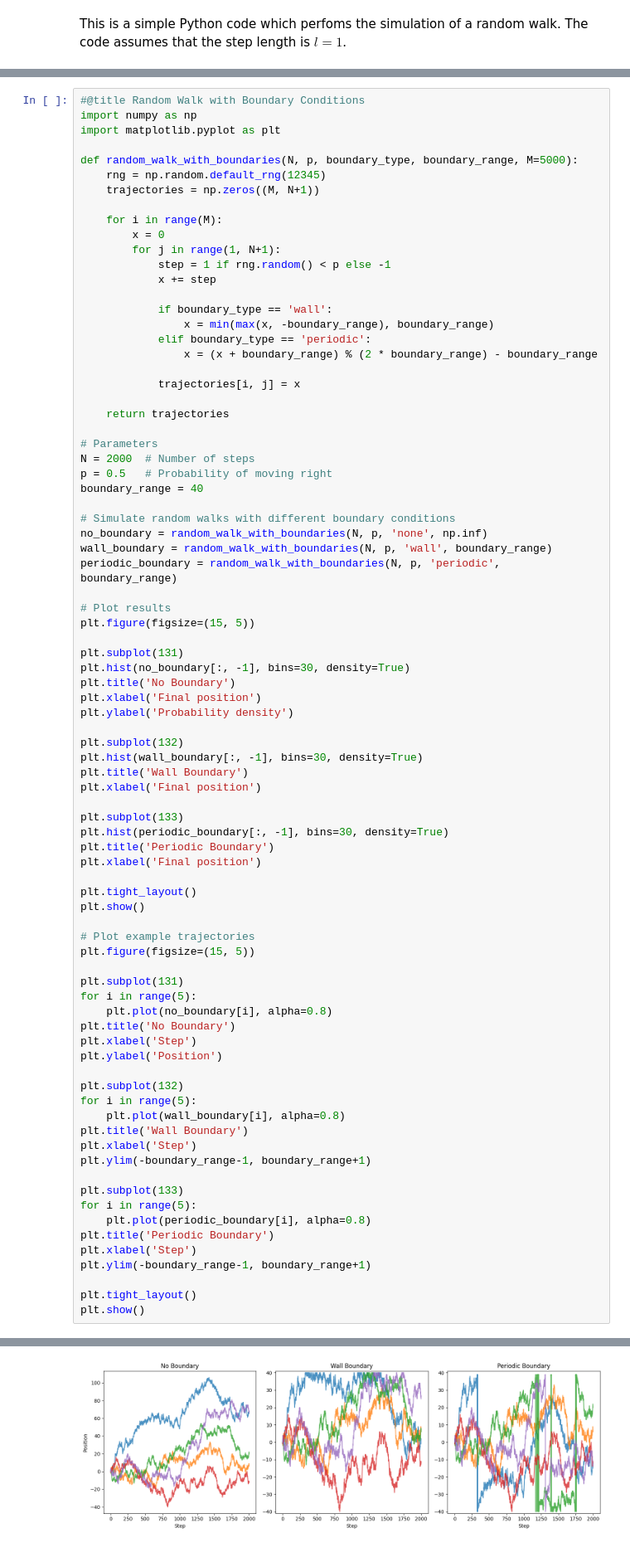
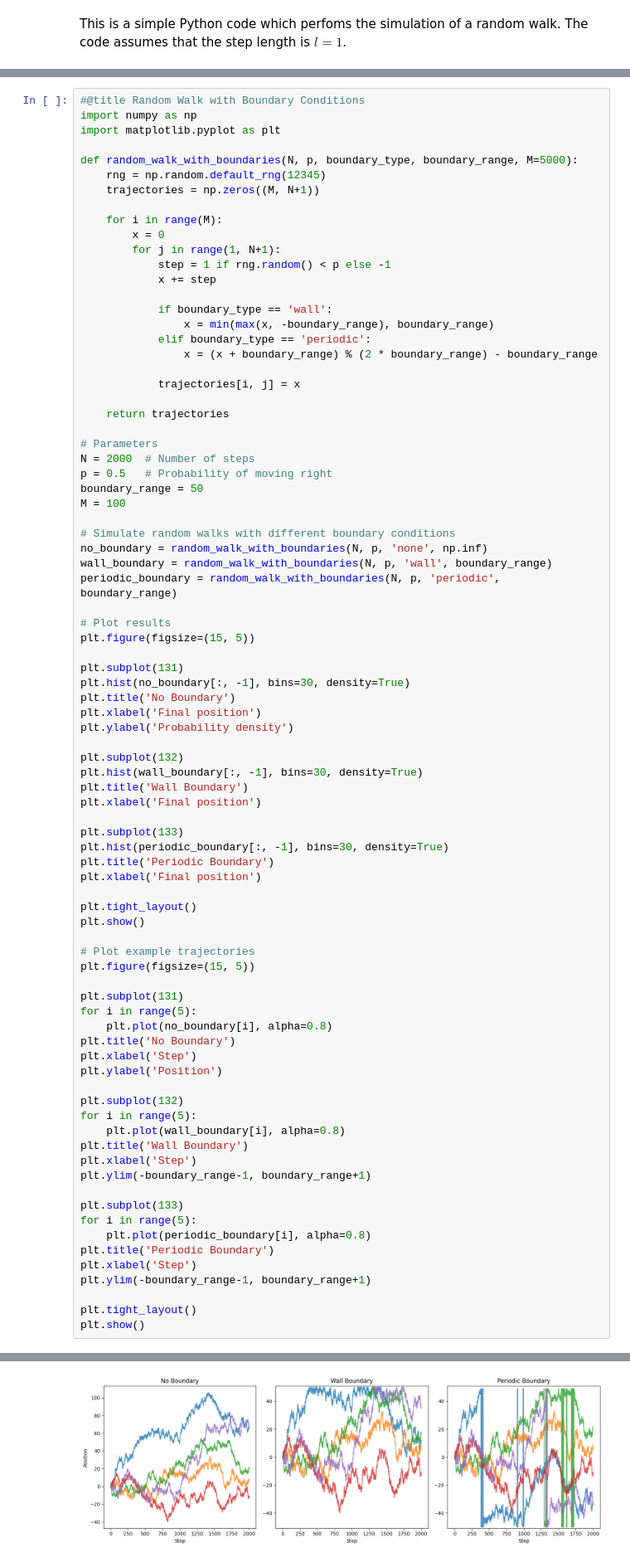
Before and after one commit to LuigiPagani/Molecular-Modeling-for-Materials, a Jupyter notebook: RandomWalk.ipynb, the cells around one changed output, grey strips where cells are left out. Shown at 83% size. Drawn from its saved outputs; the diff is of its cells as text.

```diff
--- a/RandomWalk.ipynb
+++ b/RandomWalk.ipynb
@@ -359,7 +218,8 @@ def random_walk_with_boundaries(N, p, boundary_type, boundary_range, M=5000):
 # Parameters
 N = 2000  # Number of steps
 p = 0.5   # Probability of moving right
-boundary_range = 40
+boundary_range = 50
+M = 100
 
 # Simulate random walks with different boundary conditions
 no_boundary = random_walk_with_boundaries(N, p, 'none', np.inf)
@@ -419,4 +279,4 @@ plt.show()
-[figure, old version]
+[figure, new version]
 # %% [markdown]
 
 # Random Walks in 2D and 3D: A Visual Exploration
```
Also changed, not shown: parts of 17 cells of this notebook, 1 other file.
